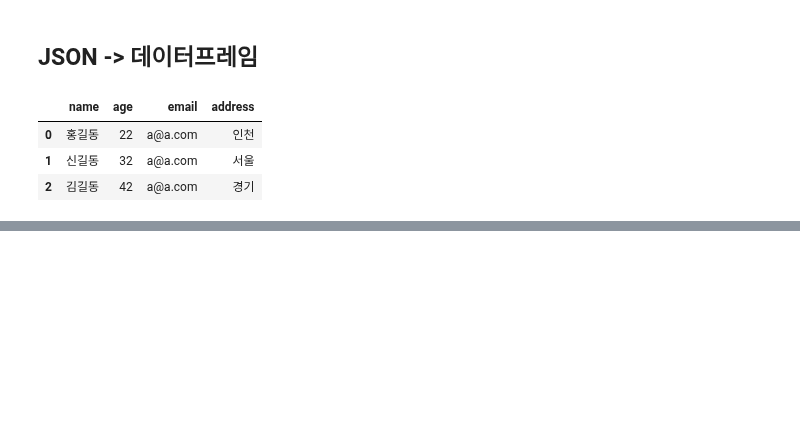
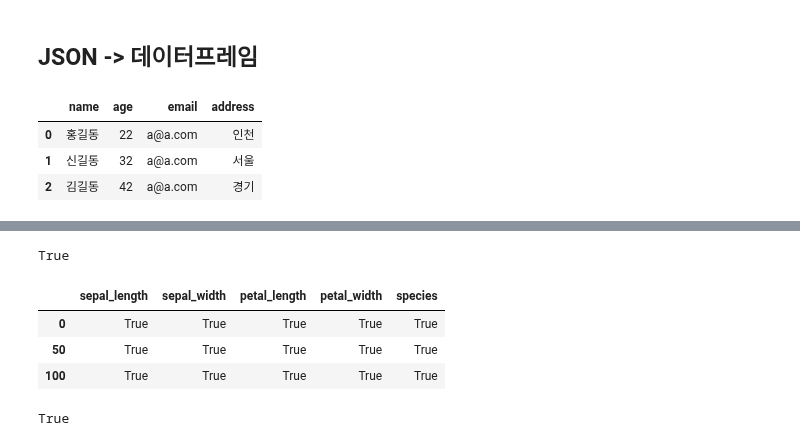
Before and after one commit to k-j-hyun/ai_x, a Jupyter notebook: source/01_python/ch09_파일io(입출력)프로그래밍.ipynb, the cells around one changed output, grey strips where cells are left out. Saved outputs shown, nothing was run; the diff lists cells and outputs as text; code cells hidden in the pictures; blank space fills up the shorter version.

```diff
--- a/source/01_python/ch09_파일io(입출력)프로그래밍.ipynb
+++ b/source/01_python/ch09_파일io(입출력)프로그래밍.ipynb
@@ -547,0 +620,17 @@ pd.read_json('data/ch09_member1.json') # , encoding='cp949' 등을 정의 해주
+# %%
+import pandas as pd
+load_iris_df = pd.read_hdf('data/ch09_iris.hdf5', key='iris')
+load_iris_df[::50]
+# %% [output]
+True
+# %%
+iris_df[::50] == load_iris_df[::50]
+# %% [output]
+|  | sepal_length | sepal_width | petal_length | petal_width | species |
+| 0 | True | True | True | True | True |
+| 50 | True | True | True | True | True |
+| 100 | True | True | True | True | True |
+# %%
+all(iris_df == load_iris_df) # 두 데이터프레임 변수의 모든 행과 열의 값이 같은지 여부
+# %% [output]
+True
```
Also changed, not shown: parts of 57 cells of this notebook, 9 other files.
